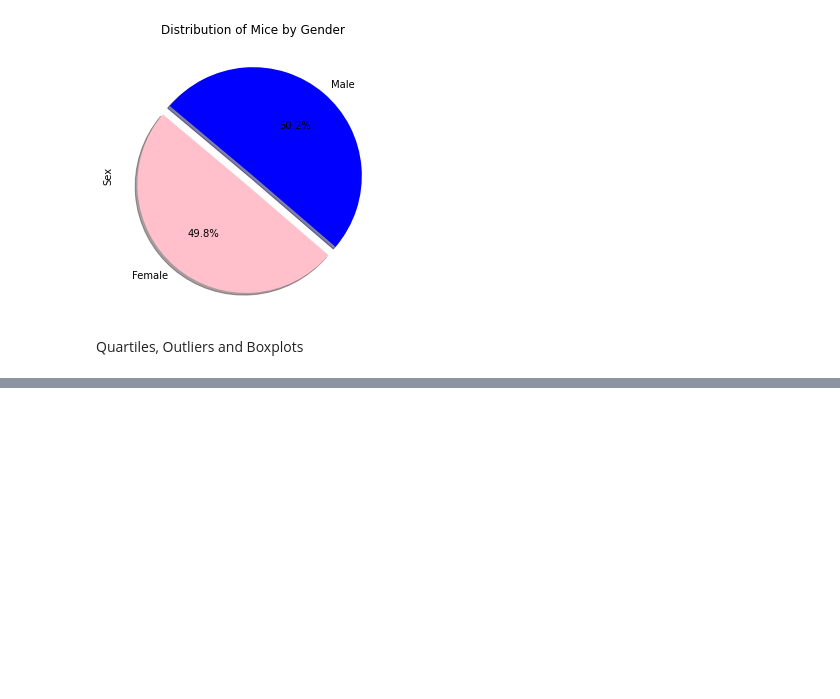
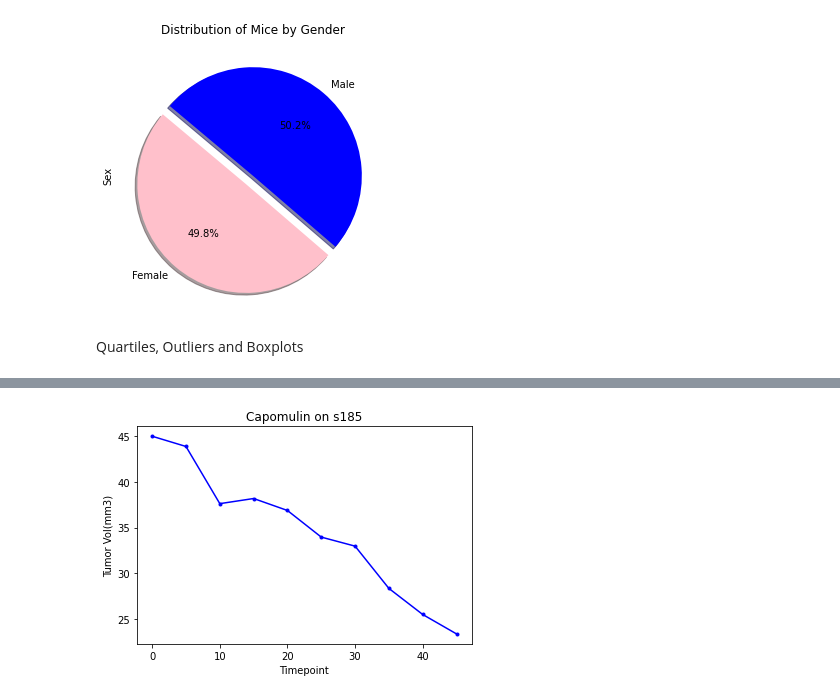
Before and after one commit to amudd10/Pymaceuticals-matplotlib-challenge, a Jupyter notebook: Pymaceuticals_hw.ipynb, the cells around one changed output, grey strips where cells are left out. Saved outputs shown, nothing was run; the diff lists cells and outputs as text; code cells hidden in the pictures; blank space fills up the shorter version.

```diff
--- a/Pymaceuticals_hw.ipynb
+++ b/Pymaceuticals_hw.ipynb
@@ -435,0 +449,3 @@ AttributeError: 'list' object has no attribute 'groupby'
+# %%
+line_df = clean_mouse_study_df[clean_mouse_study_df["Drug Regimen"] == "Capomulin"]
+line_df
@@ -435,0 +466,3 @@ AttributeError: 'list' object has no attribute 'groupby'
+# %%
+line_dff = line_df.loc[line_df["Mouse ID"] == "s185",:]
+line_dff
@@ -435,0 +481,13 @@ AttributeError: 'list' object has no attribute 'groupby'
+# %%
+line_df_x = line_dff["Timepoint"]
+tumor_size = line_dff["Tumor Volume (mm3)"]
+
+fig1,ax1 = plt.subplots()
+plt.title("Capomulin on s185")
+plt.plot(line_df_x, tumor_size, markersize=3, marker="o", color="blue")
+plt.xlabel("Timepoint")
+plt.ylabel("Tumor Vol(mm3)")
+
+plt.show()
+# %% [output]
+[figure, added]
```
Also changed, not shown: parts of 17 cells of this notebook.
